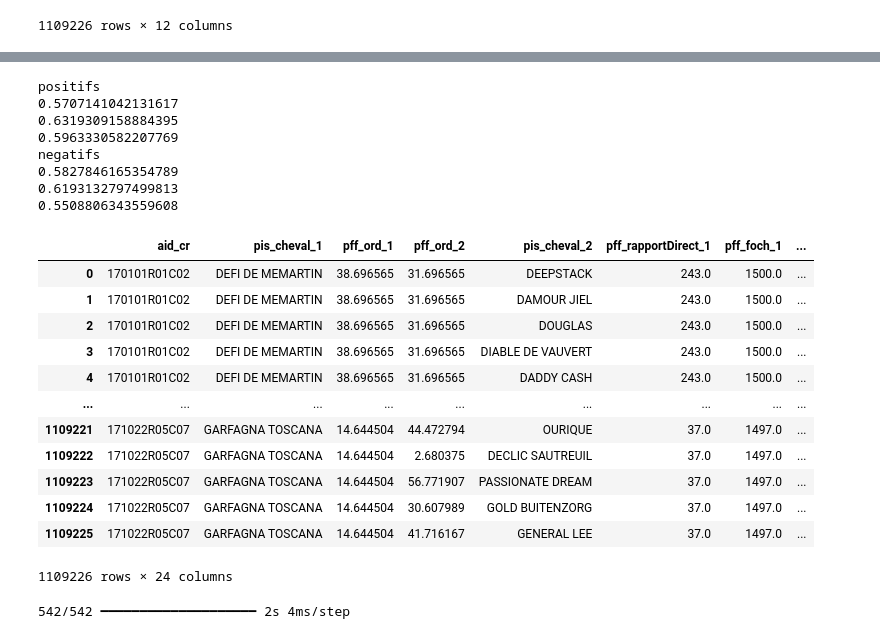
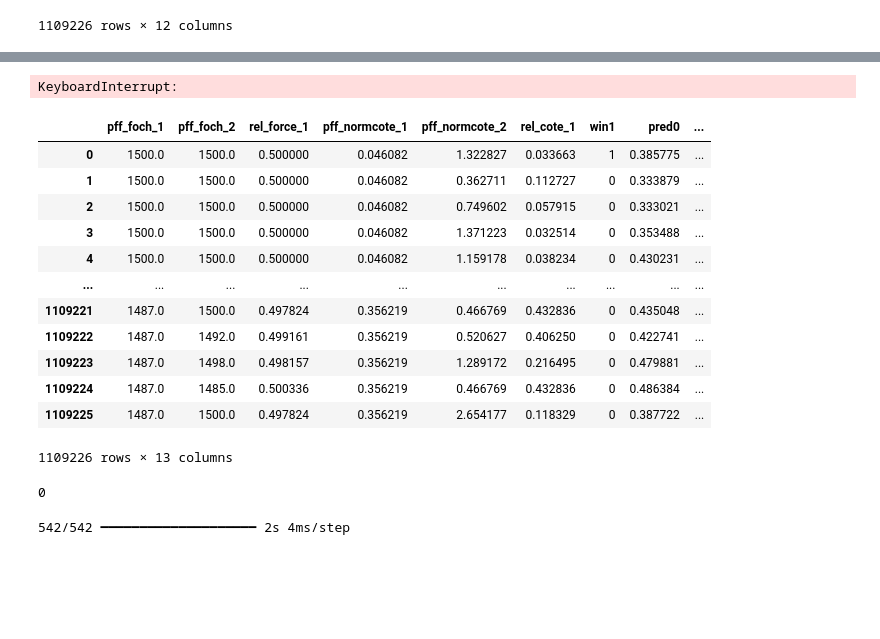
Before and after one commit to zenAurelius/HRAI3, a Jupyter notebook: notebooks/test_recur1.ipynb, the cells around one changed output, grey strips where cells are left out. Drawn from its saved outputs; the diff is of its cells as text; code cells hidden in the pictures; blank space fills up the shorter version.

```diff
--- a/notebooks/test_recur1.ipynb
+++ b/notebooks/test_recur1.ipynb
@@ -211,19 +241,7 @@ train
-# %%
-prepare_comparaison(train)
-eval(train, 'pred1')
-# %% [output]
-positifs
-0.5707141042131617
-0.6319309158884395
-0.5963330582207769
-negatifs
-0.5827846165354789
-0.6193132797499813
-0.5508806343559608
 # %%
 def calc_force_bycr(df, forces, byc, pcol):
   # La force de la prochaine course, calculée à partir de l'erreur de prédiction
-  df[f'D_ELO_{byc}'] = 20 * (df.tgf_pwin_1 - df[pcol])
+  df[f'D_ELO_{byc}'] = 100 * (df.tgf_pwin_1 - df[pcol])
   df[f'NEXT_ELO_{byc}'] = df['pff_foch_1'] + df[f'D_ELO_{byc}']
   # La force calculée à partir de la précédente course => le prochain 'fit' sera fait avec cette valeur
   df[f'ELO_{byc}_1'] = df[f'{byc}_1'].astype(str).map(forces).fillna(df.pff_foch_1)
@@ -237,22 +255,26 @@ def calc_oskill(df, forces, pcol):
   return r.reset_index(drop=True)
 # %%
 forces = {}
-train = calc_oskill(train, forces, 'pred')
+train = calc_oskill(train, forces, 'pred4')
 train
 # %% [output]
-|  | aid_cr | pis_cheval_1 | pff_ord_1 | pff_ord_2 | pis_cheval_2 | pff_rapportDirect_1 | pff_foch_1 | ... |
-| 0 | 170101R01C02 | DEFI DE MEMARTIN | 38.696565 | 31.696565 | DEEPSTACK | 243.0 | 1500.0 | ... |
-| 1 | 170101R01C02 | DEFI DE MEMARTIN | 38.696565 | 31.696565 | DAMOUR JIEL | 243.0 | 1500.0 | ... |
-| 2 | 170101R01C02 | DEFI DE MEMARTIN | 38.696565 | 31.696565 | DOUGLAS | 243.0 | 1500.0 | ... |
-| 3 | 170101R01C02 | DEFI DE MEMARTIN | 38.696565 | 31.696565 | DIABLE DE VAUVERT | 243.0 | 1500.0 | ... |
-| 4 | 170101R01C02 | DEFI DE MEMARTIN | 38.696565 | 31.696565 | DADDY CASH | 243.0 | 1500.0 | ... |
-| ... | ... | ... | ... | ... | ... | ... | ... | ... |
-| 1109221 | 171022R05C07 | GARFAGNA TOSCANA | 14.644504 | 44.472794 | OURIQUE | 37.0 | 1497.0 | ... |
-| 1109222 | 171022R05C07 | GARFAGNA TOSCANA | 14.644504 | 2.680375 | DECLIC SAUTREUIL | 37.0 | 1497.0 | ... |
-| 1109223 | 171022R05C07 | GARFAGNA TOSCANA | 14.644504 | 56.771907 | PASSIONATE DREAM | 37.0 | 1497.0 | ... |
-| 1109224 | 171022R05C07 | GARFAGNA TOSCANA | 14.644504 | 30.607989 | GOLD BUITENZORG | 37.0 | 1497.0 | ... |
-| 1109225 | 171022R05C07 | GARFAGNA TOSCANA | 14.644504 | 41.716167 | GENERAL LEE | 37.0 | 1497.0 | ... |
-1109226 rows × 24 columns
+KeyboardInterrupt:
+# %%
+train[['pff_foch_1','pff_foch_2','rel_force_1', 'pff_normcote_1','pff_normcote_2','rel_cote_1','win1','pred0','pred1','pred2','pred3','pred4','tgf_pwin_1']]
+# %% [output]
+|  | pff_foch_1 | pff_foch_2 | rel_force_1 | pff_normcote_1 | pff_normcote_2 | rel_cote_1 | win1 | pred0 | ... |
+| 0 | 1500.0 | 1500.0 | 0.500000 | 0.046082 | 1.322827 | 0.033663 | 1 | 0.385775 | ... |
+| 1 | 1500.0 | 1500.0 | 0.500000 | 0.046082 | 0.362711 | 0.112727 | 0 | 0.333879 | ... |
+| 2 | 1500.0 | 1500.0 | 0.500000 | 0.046082 | 0.749602 | 0.057915 | 0 | 0.333021 | ... |
+| 3 | 1500.0 | 1500.0 | 0.500000 | 0.046082 | 1.371223 | 0.032514 | 0 | 0.353488 | ... |
+| 4 | 1500.0 | 1500.0 | 0.500000 | 0.046082 | 1.159178 | 0.038234 | 0 | 0.430231 | ... |
+| ... | ... | ... | ... | ... | ... | ... | ... | ... | ... |
+| 1109221 | 1487.0 | 1500.0 | 0.497824 | 0.356219 | 0.466769 | 0.432836 | 0 | 0.435048 | ... |
+| 1109222 | 1487.0 | 1492.0 | 0.499161 | 0.356219 | 0.520627 | 0.406250 | 0 | 0.422741 | ... |
+| 1109223 | 1487.0 | 1498.0 | 0.498157 | 0.356219 | 1.289172 | 0.216495 | 0 | 0.479881 | ... |
+| 1109224 | 1487.0 | 1485.0 | 0.500336 | 0.356219 | 0.466769 | 0.432836 | 0 | 0.486384 | ... |
+| 1109225 | 1487.0 | 1500.0 | 0.497824 | 0.356219 | 2.654177 | 0.118329 | 0 | 0.387722 | ... |
+1109226 rows × 13 columns
 # %%
 train.pff_foch_1 = train.ELO_pis_cheval_1
 train.pff_foch_2 = train.ELO_pis_cheval_2
@@ -260,3 +315,8 @@ train['rel_force_1'] = train.pff_foch_1 / (train.pff_foch_1 + train.pff_foch_2)
+# %%
+for x in range(10):
+  runIteration(x)
+# %% [output]
+0
 # %%
 model.save('classifier_test.keras')
 reloaded_model = tf.keras.models.load_model('classifier_test.keras')
```
Also changed, not shown: parts of 13 cells of this notebook.
